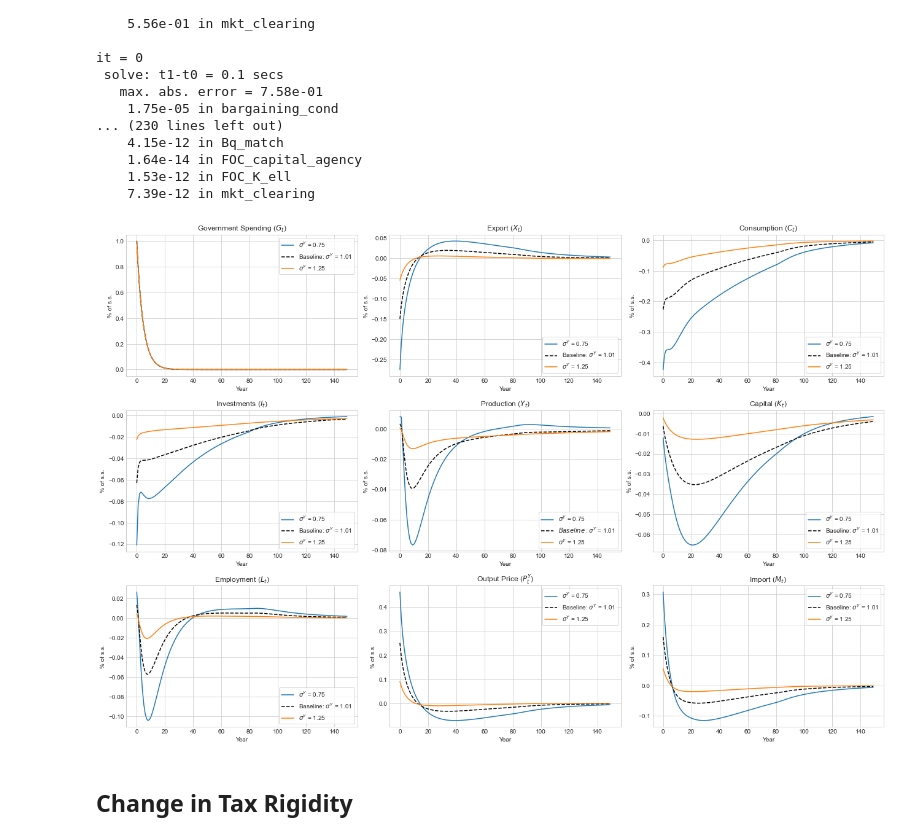
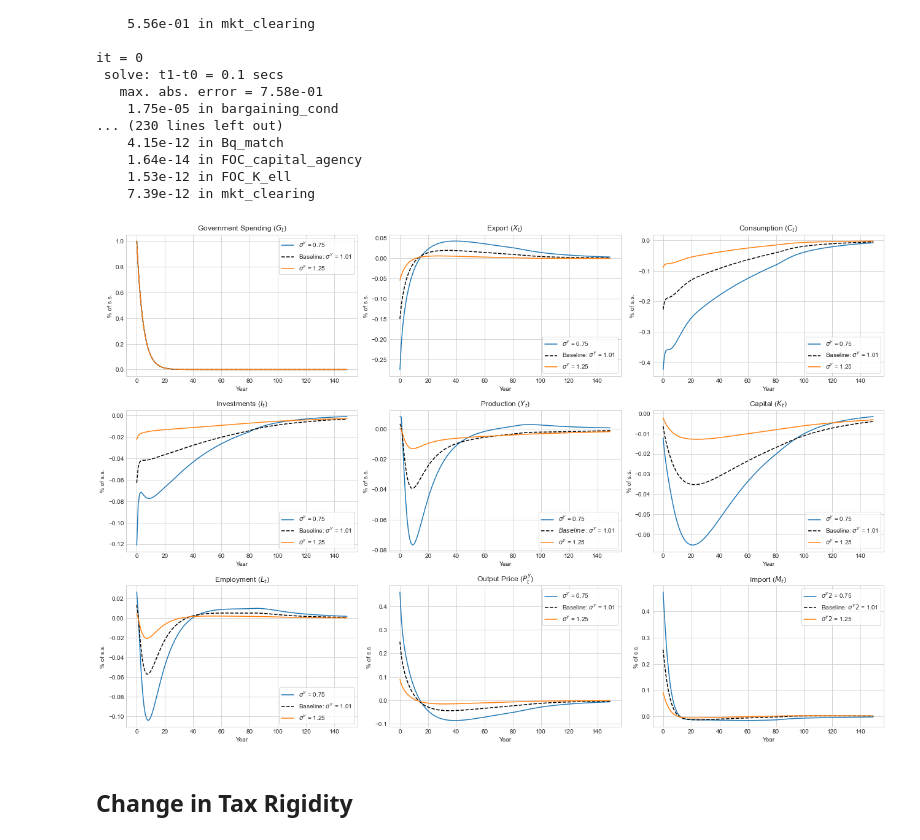
Before and after one commit to HansChristianPOLIT/MiniMAKRO, a Jupyter notebook: PublicShock.ipynb, the cells around one changed output. Drawn from its saved outputs; the diff is of its cells as text; code cells hidden in the pictures.

```diff
--- a/PublicShock.ipynb
+++ b/PublicShock.ipynb
@@ -691,6 +816,8 @@ model.set_exo_ss() # reset
 # %%
 model = BabyMAKROModelClass(name='Extended') # create an instance of the model
 par = model.par
+model.par.lambda_w = 0.05
+Models = [model, model1, model2]
 ss = model.ss
 sol = model.sol
 model1 = model.copy()
@@ -1365,40 +1517,40 @@ ax.plot((Models[2].sol.K[:T_IRF]/Models[2].ss.K-1)*100,label=f'$\sigma^Y$ = {Mod
 ax.set_ylabel('% of s.s.')
 ax.set_xlabel('Year')
 ax.set_title('Capital ($K_t$)')
 ax.legend(frameon=True)
 
 ax = fig.add_subplot(3,3,7)
 ax.plot((Models[0].sol.L[:T_IRF]/Models[0].ss.L-1)*100,label=f'$\sigma^Y$ = {Models[0].par.sigma_Y}')
 ax.plot((Models[1].sol.L[:T_IRF]/Models[1].ss.L-1)*100,label=f'Baseline: $\sigma^Y$ = {Models[1].par.sigma_Y}', color = 'k', linestyle = '--')
 ax.plot((Models[2].sol.L[:T_IRF]/Models[2].ss.L-1)*100,label=f'$\sigma^Y$ = {Models[2].par.sigma_Y}')
 ax.set_ylabel('% of s.s.')
 ax.set_xlabel('Year')
 ax.set_title('Employment ($L_{t}$)')
 ax.legend(frameon=True)
 
 ax = fig.add_subplot(3,3,8)
-ax.plot((Models[0].sol.P_Y[:T_IRF]/Models[0].ss.P_Y-1)*100,label=f'$\sigma^Y$ = {Models[0].par.sigma_Y}')
-ax.plot((Models[1].sol.P_Y[:T_IRF]/Models[1].ss.P_Y-1)*100,label=f'Baseline: $\sigma^Y$ = {Models[1].par.sigma_Y}', color = 'k', linestyle = '--')
-ax.plot((Models[2].sol.P_Y[:T_IRF]/Models[2].ss.P_Y-1)*100,label=f'$\sigma^Y$ = {Models[2].par.sigma_Y}')
+ax.plot((Models[0].sol.r_ell[:T_IRF]/Models[0].ss.r_ell-1)*100,label=f'$\sigma^Y$ = {Models[0].par.sigma_Y}')
+ax.plot((Models[1].sol.r_ell[:T_IRF]/Models[1].ss.r_ell-1)*100,label=f'Baseline: $\sigma^Y$ = {Models[1].par.sigma_Y}', color = 'k', linestyle = '--')
+ax.plot((Models[2].sol.r_ell[:T_IRF]/Models[2].ss.r_ell-1)*100,label=f'$\sigma^Y$ = {Models[2].par.sigma_Y}')
 ax.set_ylabel('% of s.s.')
 ax.set_xlabel('Year')
 ax.set_title('Output Price ($P^Y_{t}$)')
 ax.legend(frameon=True)
 
 ax = fig.add_subplot(3,3,9)
-ax.plot((Models[0].sol.M[:T_IRF]/Models[0].ss.M-1)*100,label=f'$\sigma^Y$ = {Models[0].par.sigma_Y}')
-ax.plot((Models[1].sol.M[:T_IRF]/Models[1].ss.M-1)*100,label=f'Baseline: $\sigma^Y$ = {Models[1].par.sigma_Y}', color = 'k', linestyle = '--')
-ax.plot((Models[2].sol.M[:T_IRF]/Models[2].ss.M-1)*100,label=f'$\sigma^Y$ = {Models[2].par.sigma_Y}')
+ax.plot((Models[0].sol.r_K[:T_IRF]/Models[0].ss.r_K-1)*100,label=f'$\sigma^Y 2$ = {Models[0].par.sigma_Y}')
+ax.plot((Models[1].sol.r_K[:T_IRF]/Models[1].ss.r_K-1)*100,label=f'Baseline: $\sigma^Y 2$ = {Models[1].par.sigma_Y}', color = 'k', linestyle = '--')
+ax.plot((Models[2].sol.r_K[:T_IRF]/Models[2].ss.r_K-1)*100,label=f'$\sigma^Y 2$ = {Models[2].par.sigma_Y}')
 ax.set_ylabel('% of s.s.')
 ax.set_xlabel('Year')
 ax.set_title('Import ($M_t$)')
 ax.legend(frameon=True)
 
 # c. layout
 fig.tight_layout(pad=1); # spacing between subplots
 plt.savefig("RobustnessTestPublicSpending/Production_Elasticity.pdf", format="pdf", bbox_inches="tight")
 # %% [output]
-[figure, old version]
+[figure, new version]
 # %% [markdown]
 ## Change in Tax Rigidity
 # %%
```
Also changed, not shown: parts of 33 cells of this notebook, 22 other files.
